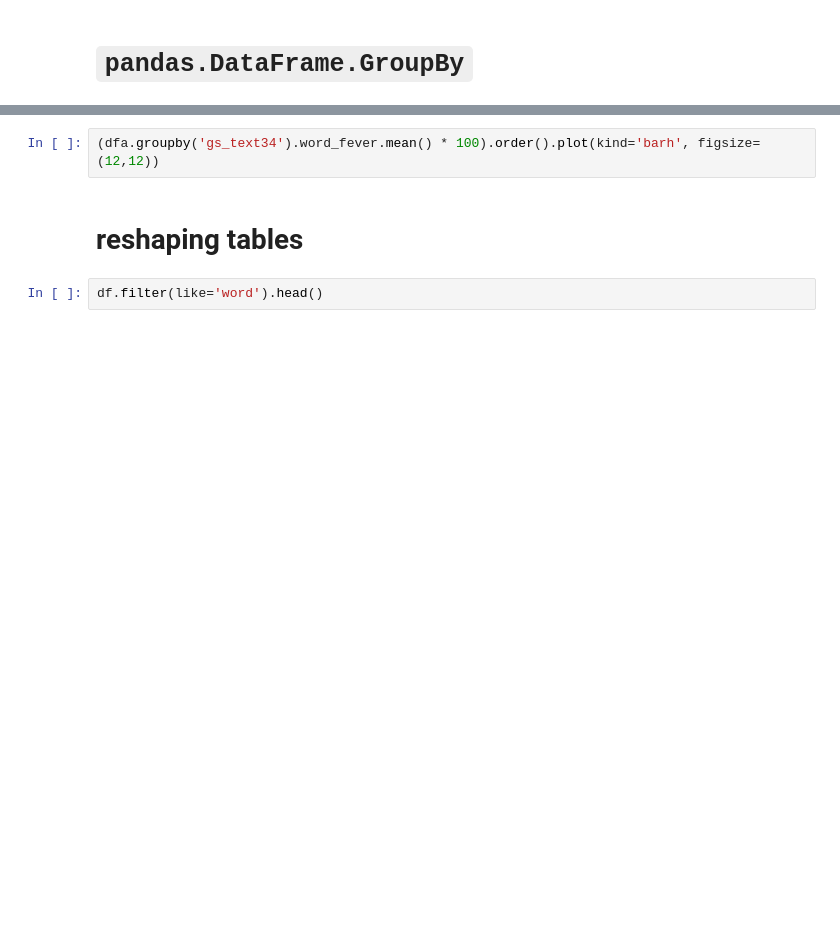
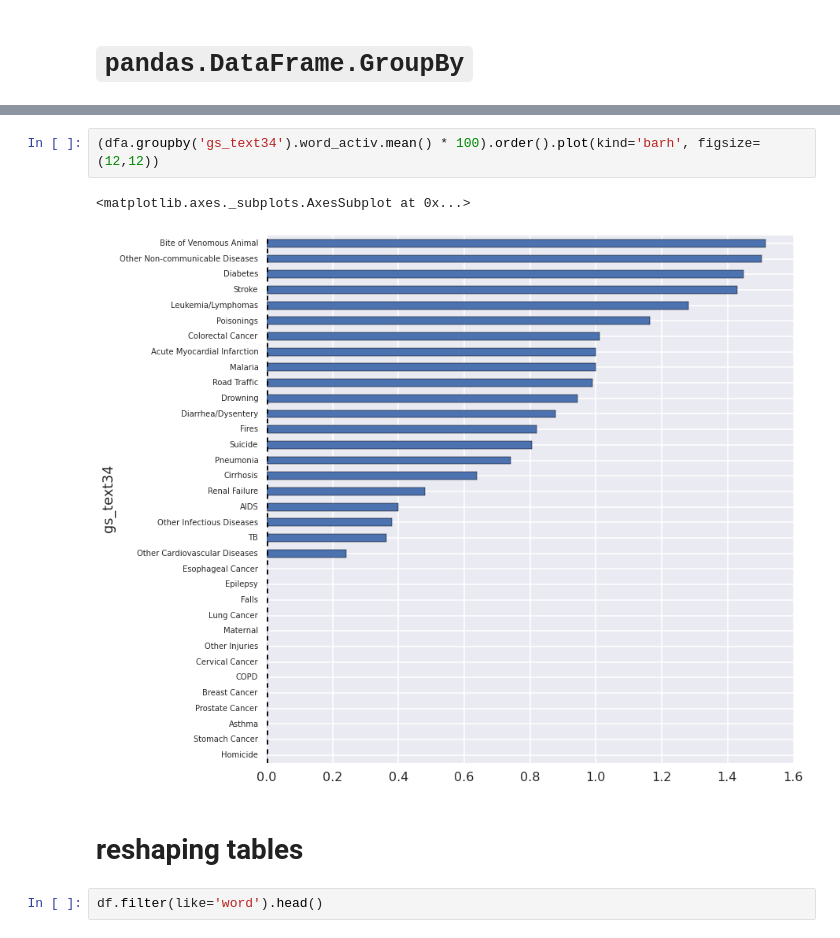
Before and after one commit to jakevdp/2014_fall_ASTR599, a Jupyter notebook: notebooks/15_PandasIntro.ipynb, the cells around one changed output, grey strips where cells are left out. Saved outputs shown, nothing was run; the diff lists cells and outputs as text; blank space fills up the shorter version.

```diff
--- a/notebooks/15_PandasIntro.ipynb
+++ b/notebooks/15_PandasIntro.ipynb
@@ -187,5 +314,8 @@ df.groupby('gs_text34').word_fever.mean()
 # %%
-(dfa.groupby('gs_text34').word_fever.mean() * 100).order().plot(kind='barh', figsize=(12,12))
+(dfa.groupby('gs_text34').word_activ.mean() * 100).order().plot(kind='barh', figsize=(12,12))
+# %% [output]
+<matplotlib.axes._subplots.AxesSubplot at 0x...>
+[figure, added]
 # %% [markdown]
 # reshaping tables
 # %%
```
Also changed, not shown: parts of 34 cells of this notebook, 10 other files.
